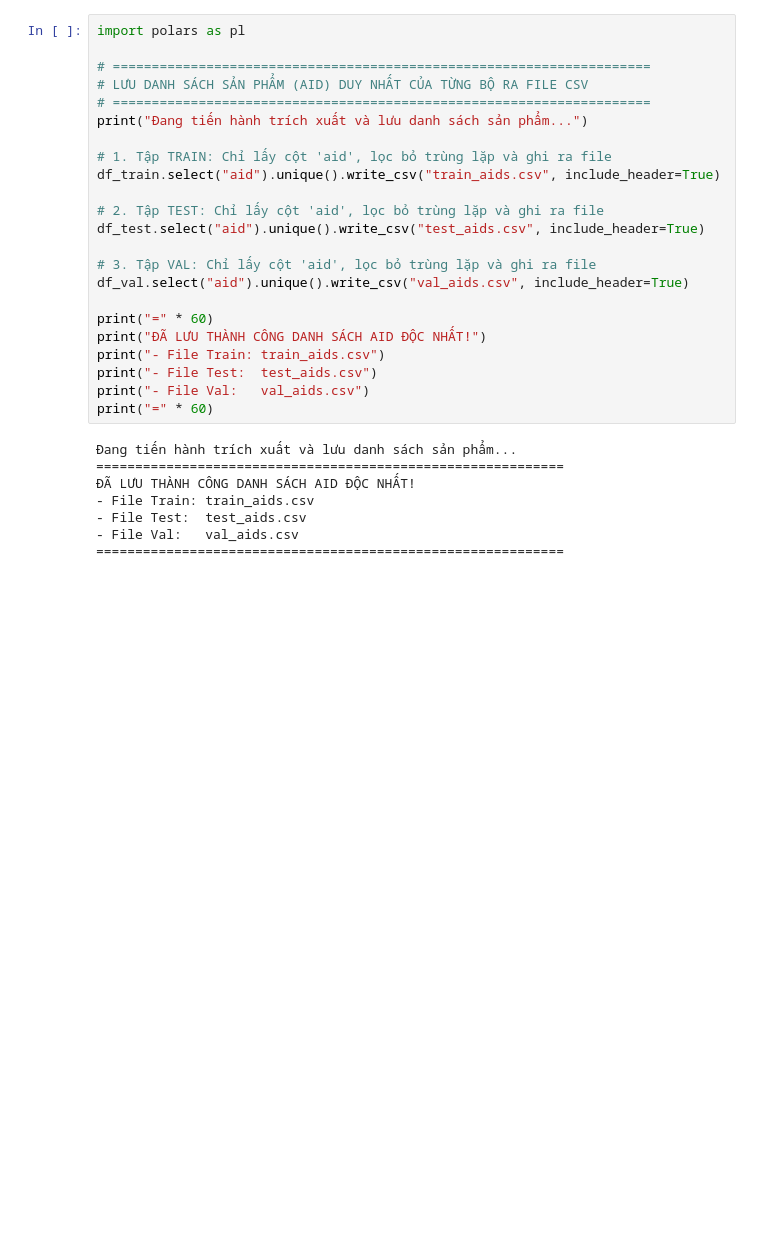
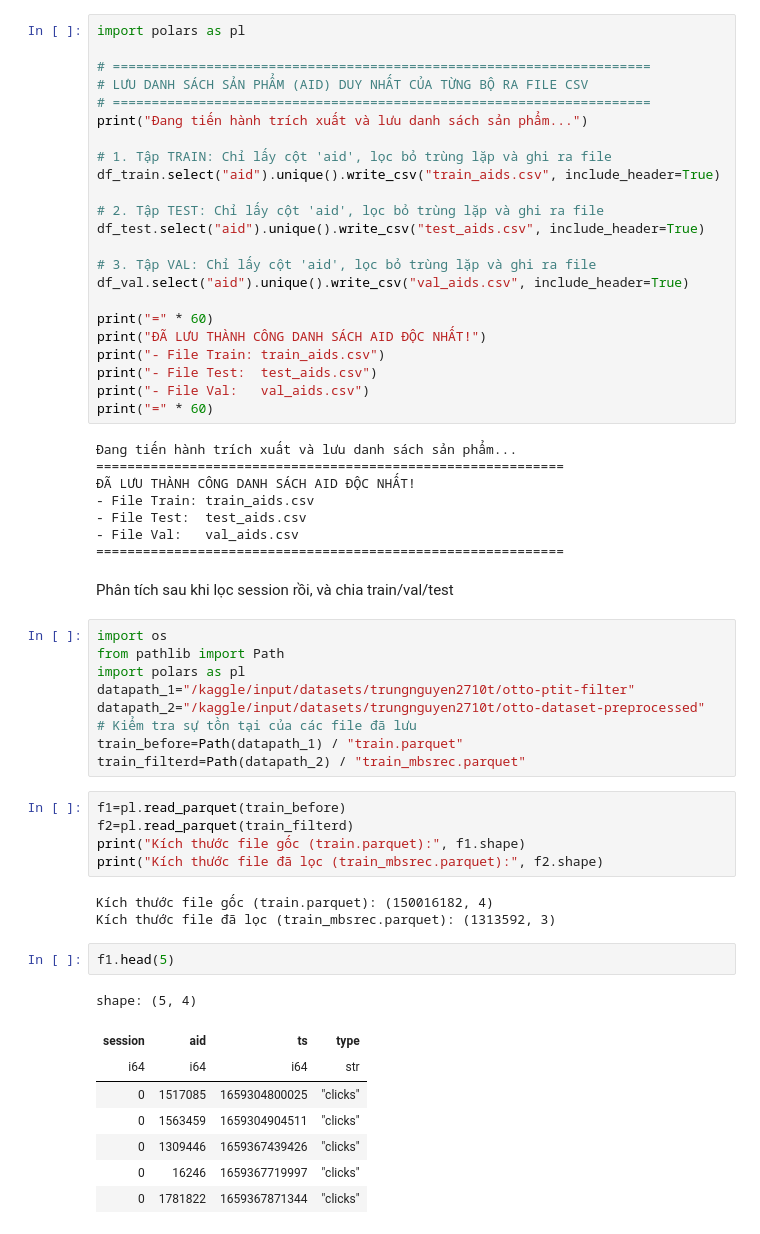
Before and after one commit to PTIT-D22KH02-PDDT/mining-on-massive-datasets-ptit-project, a Jupyter notebook: notebooks/trung/mining_data_raw.ipynb, the cells around one changed output. Saved outputs shown, nothing was run; the diff lists cells and outputs as text; blank space fills up the shorter version.

```diff
--- a/notebooks/trung/mining_data_raw.ipynb
+++ b/notebooks/trung/mining_data_raw.ipynb
@@ -1731,3 +1731,33 @@ print("=" * 60)
 - File Test:  test_aids.csv
 - File Val:   val_aids.csv
 ============================================================
+# %% [markdown]
+Phân tích sau khi lọc session rồi, và chia train/val/test
+# %%
+import os
+from pathlib import Path
+import polars as pl
+datapath_1="/kaggle/input/datasets/trungnguyen2710t/otto-ptit-filter"
+datapath_2="/kaggle/input/datasets/trungnguyen2710t/otto-dataset-preprocessed"
+# Kiểm tra sự tồn tại của các file đã lưu
+train_before=Path(datapath_1) / "train.parquet"
+train_filterd=Path(datapath_2) / "train_mbsrec.parquet"
+# %%
+f1=pl.read_parquet(train_before)
+f2=pl.read_parquet(train_filterd)
+print("Kích thước file gốc (train.parquet):", f1.shape)
+print("Kích thước file đã lọc (train_mbsrec.parquet):", f2.shape)
+# %% [output]
+Kích thước file gốc (train.parquet): (150016182, 4)
+Kích thước file đã lọc (train_mbsrec.parquet): (1313592, 3)
+# %%
+f1.head(5)
+# %% [output]
+shape: (5, 4)
+| session | aid | ts | type |
+| i64 | i64 | i64 | str |
+| 0 | 1517085 | 1659304800025 | "clicks" |
+| 0 | 1563459 | 1659304904511 | "clicks" |
+| 0 | 1309446 | 1659367439426 | "clicks" |
+| 0 | 16246 | 1659367719997 | "clicks" |
+| 0 | 1781822 | 1659367871344 | "clicks" |
```
Also changed, not shown: parts of 4 cells of this notebook.
